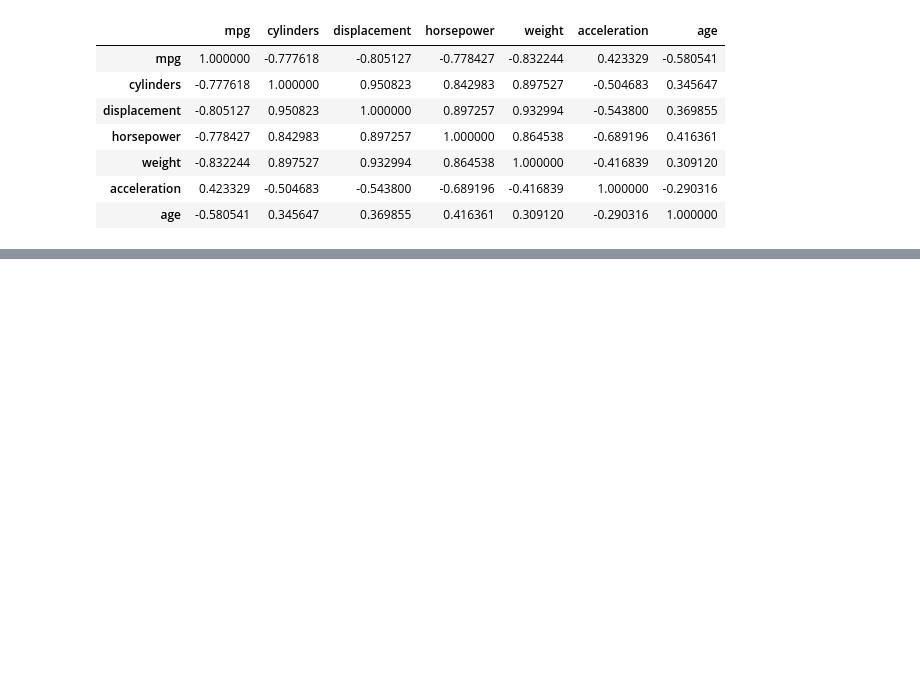
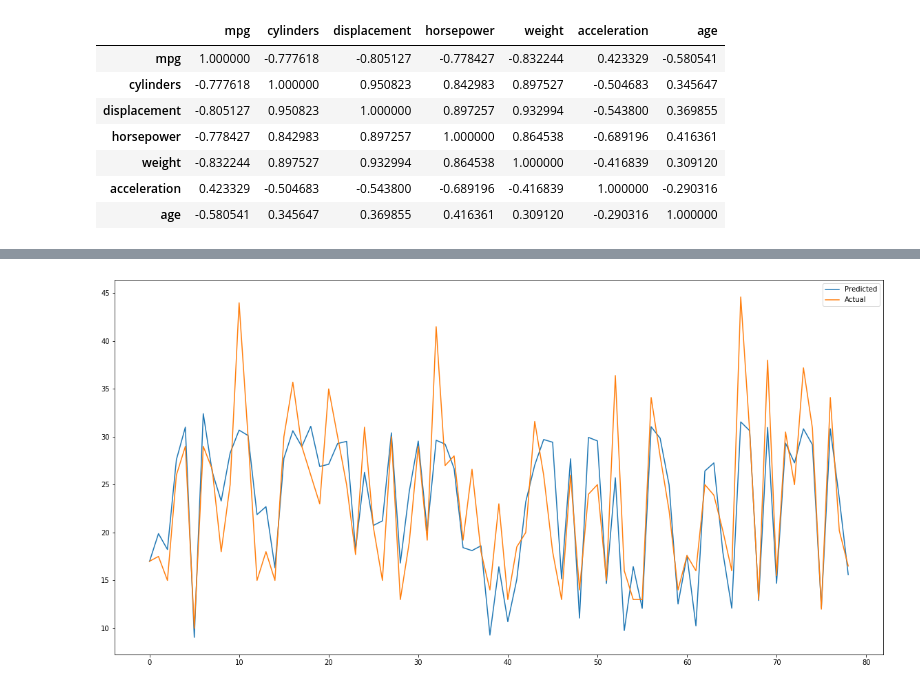
Before and after one commit to cristianMardare/scikit-learn-course, a Jupyter notebook: automobile-mpg-linear-regression.ipynb, the cells around one changed output, grey strips where cells are left out. Drawn from its saved outputs; the diff is of its cells as text; code cells hidden in the pictures; blank space fills up the shorter version.

```diff
--- a/automobile-mpg-linear-regression.ipynb
+++ b/automobile-mpg-linear-regression.ipynb
@@ -107,0 +137,7 @@ automobile_df.to_csv('datasets/processed-auto-mpg.csv', index=False)
+# %%
+from sklearn.model_selection import train_test_split
+
+X = automobile_df[['displacement','horsepower','weight']]
+Y = automobile_df['mpg']
+
+x_train, x_test, y_train, y_test = train_test_split(X,Y,test_size=0.2)
@@ -107,0 +167,12 @@ automobile_df.to_csv('datasets/processed-auto-mpg.csv', index=False)
+# %%
+plt.figure(figsize=(20,10))
+
+plt.plot(y_pred, label='Predicted')
+plt.plot(y_test.values, label='Actual')
+
+plt.ylabel='Mpg'
+
+plt.legend()
+plt.show()
+# %% [output]
+[figure, added]
```
Also changed, not shown: parts of 9 cells of this notebook, 1 other file.
